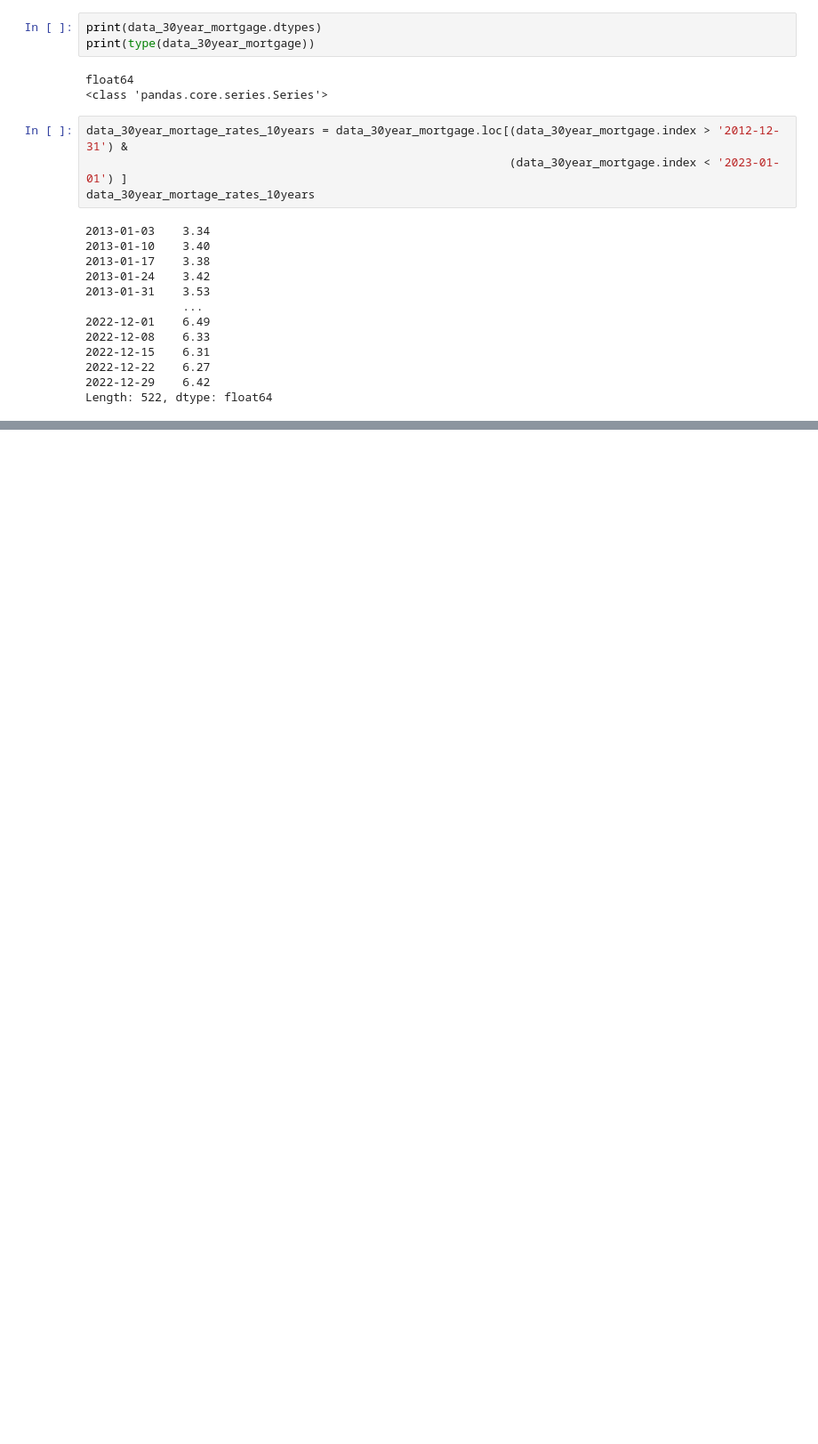
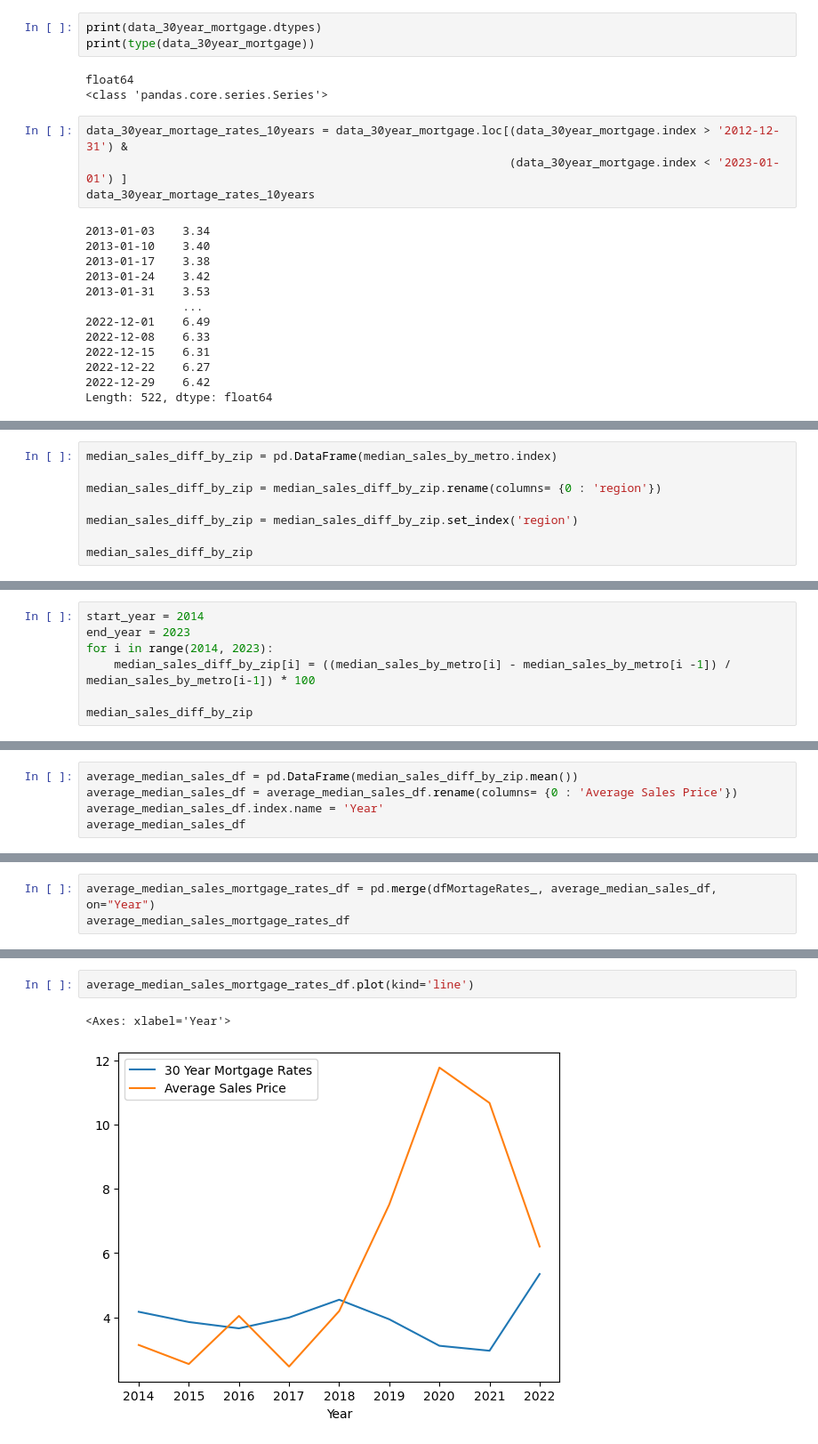
Before and after one commit to ramkumarpj/project-one, a Jupyter notebook: code/HomeSales_InterestRate_Analysis.ipynb, the cells around one changed output, grey strips where cells are left out. Shown at 89% size. Drawn from its saved outputs; the diff is of its cells as text; blank space fills up the shorter version.

```diff
--- a/code/HomeSales_InterestRate_Analysis.ipynb
+++ b/code/HomeSales_InterestRate_Analysis.ipynb
@@ -70,0 +376,8 @@ plt.show()
+# %%
+median_sales_diff_by_zip = pd.DataFrame(median_sales_by_metro.index)
+
+median_sales_diff_by_zip = median_sales_diff_by_zip.rename(columns= {0 : 'region'})
+
+median_sales_diff_by_zip = median_sales_diff_by_zip.set_index('region')
+
+median_sales_diff_by_zip
@@ -70,0 +399,7 @@ plt.show()
+# %%
+start_year = 2014
+end_year = 2023
+for i in range(2014, 2023):
+    median_sales_diff_by_zip[i] = ((median_sales_by_metro[i] - median_sales_by_metro[i -1]) / median_sales_by_metro[i-1]) * 100
+
+median_sales_diff_by_zip
@@ -70,0 +456,5 @@ plt.show()
+# %%
+average_median_sales_df = pd.DataFrame(median_sales_diff_by_zip.mean())
+average_median_sales_df = average_median_sales_df.rename(columns= {0 : 'Average Sales Price'})
+average_median_sales_df.index.name = 'Year'
+average_median_sales_df
@@ -70,0 +473,3 @@ plt.show()
+# %%
+average_median_sales_mortgage_rates_df = pd.merge(dfMortageRates_, average_median_sales_df, on="Year")
+average_median_sales_mortgage_rates_df
@@ -70,0 +488,5 @@ plt.show()
+# %%
+average_median_sales_mortgage_rates_df.plot(kind='line')
+# %% [output]
+<Axes: xlabel='Year'>
+[figure, added]
```
Also changed, not shown: parts of 38 cells of this notebook, 1 other file.
